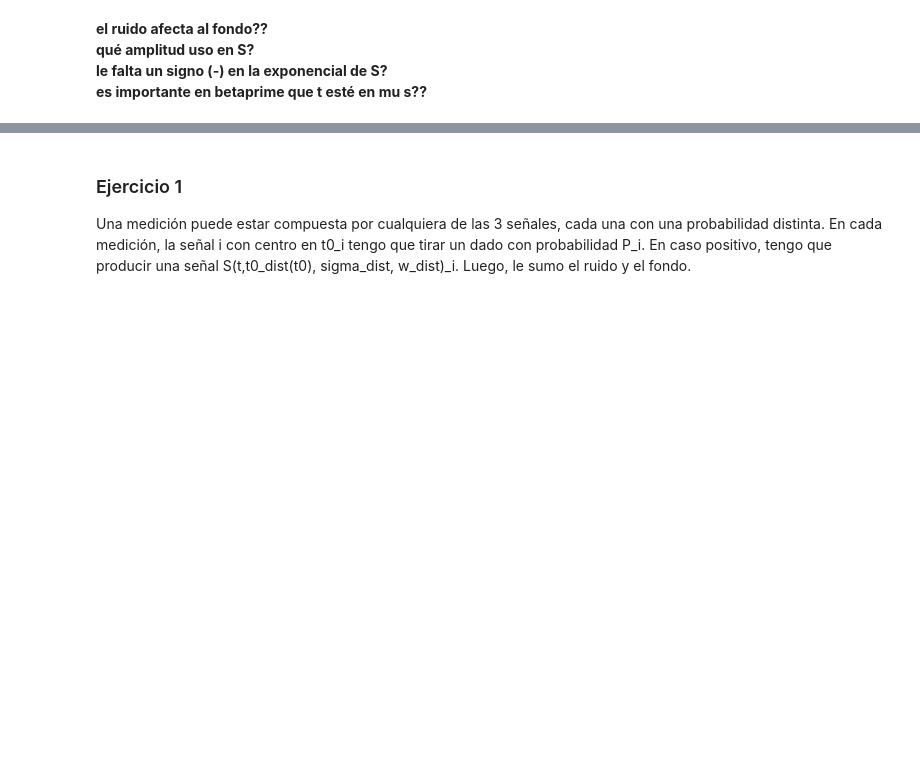
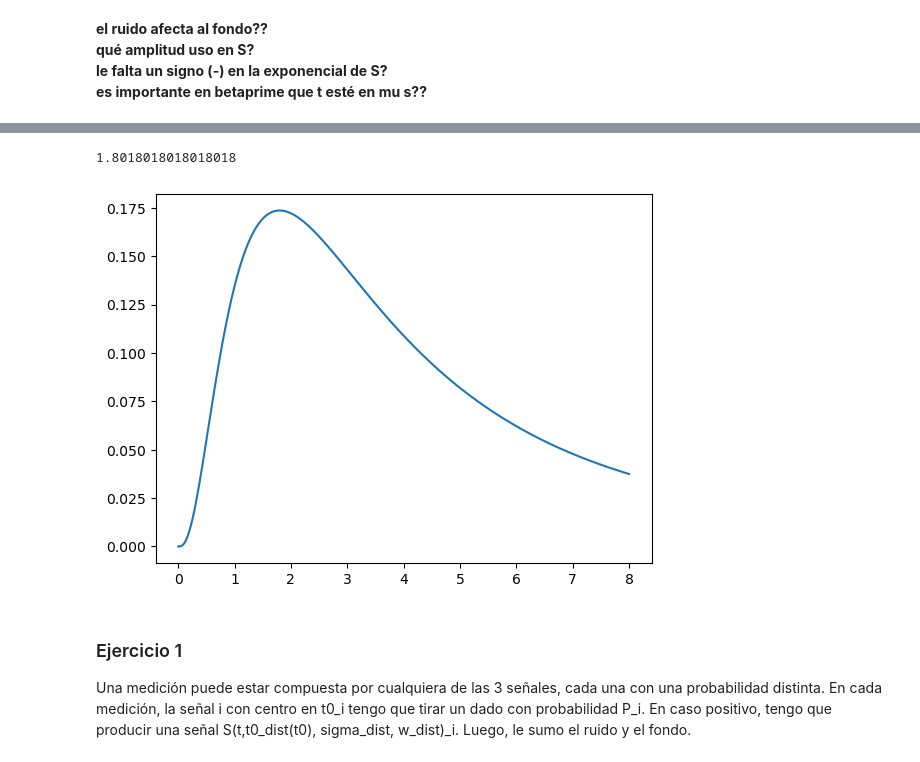
Before and after one commit to Lupama2/IntroPython, a Jupyter notebook: Ejercicios a entregar/Final/simulacion_de_medicion_y_analisis_de_datos.ipynb, the cells around one changed output, grey strips where cells are left out. Drawn from its saved outputs; the diff is of its cells as text; code cells hidden in the pictures; blank space fills up the shorter version.

```diff
--- a/Ejercicios a entregar/Final/simulacion_de_medicion_y_analisis_de_datos.ipynb
+++ b/Ejercicios a entregar/Final/simulacion_de_medicion_y_analisis_de_datos.ipynb
@@ -148,3 +160,10 @@ def fondo(t):
+# %%
+plt.plot(t_array, beta)
+np.where(beta==np.max(beta))
+t_array[225]
+# %% [output]
+1.8018018018018018
+[figure, added]
 # %% [markdown]
 ### Ejercicio 1
 
```
Also changed, not shown: parts of 8 cells of this notebook.
